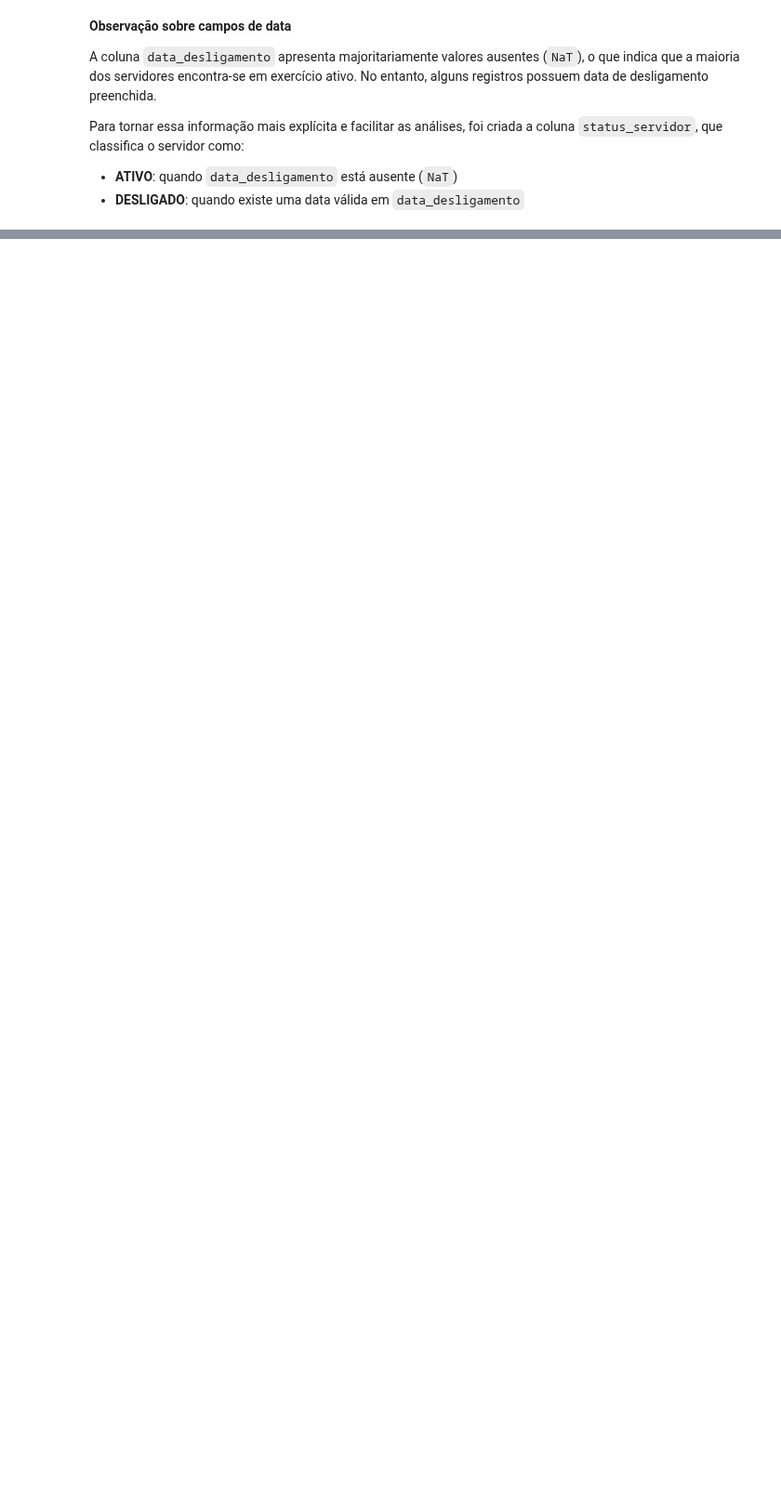
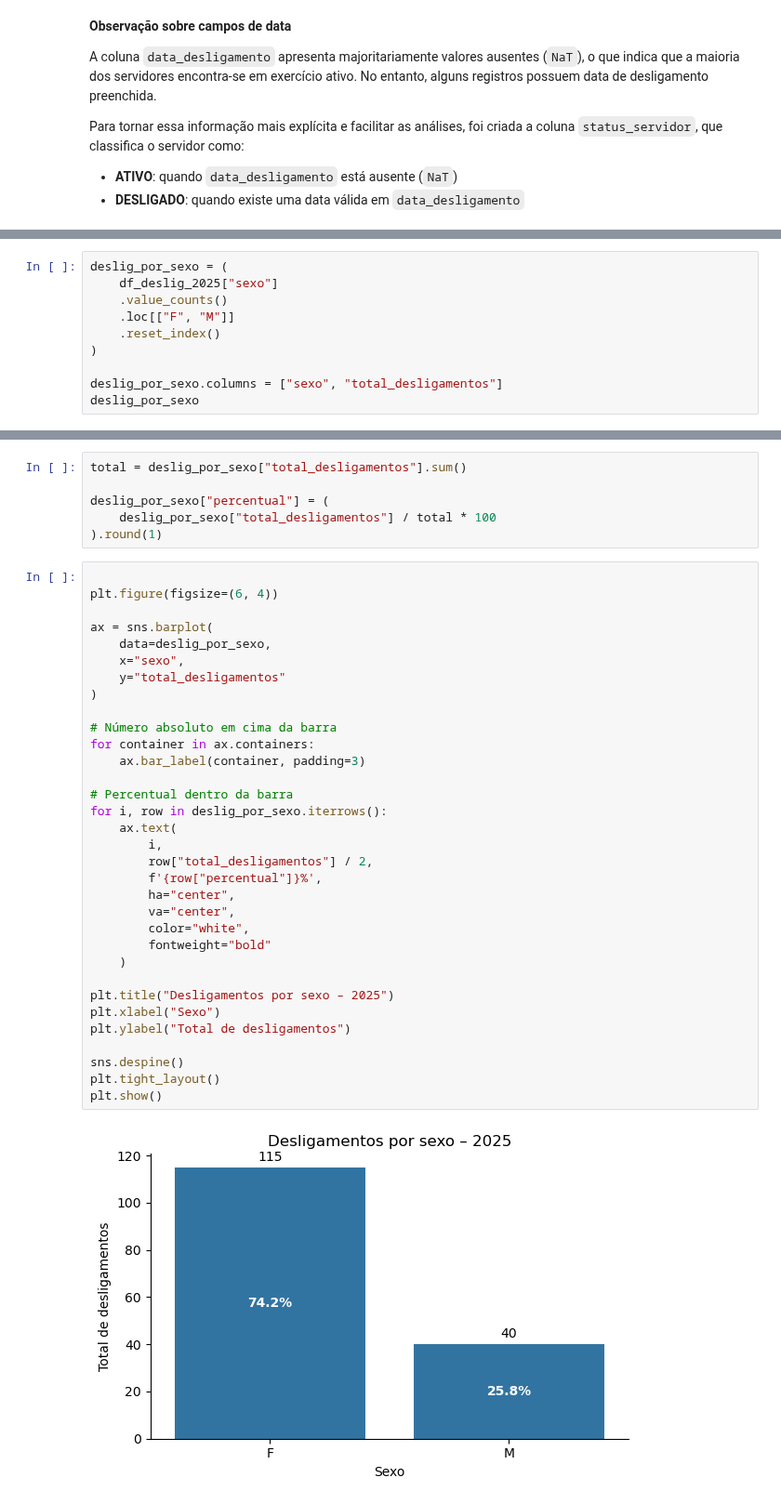
Before and after one commit to oguidenardi/folha_pagamento_santa_rita_2025, a Jupyter notebook: notebooks/04_exploratory_data_analysis.ipynb, the cells around one changed output, grey strips where cells are left out. Shown at 93% size. Drawn from its saved outputs; the diff is of its cells as text; blank space fills up the shorter version.

```diff
--- a/notebooks/04_exploratory_data_analysis.ipynb
+++ b/notebooks/04_exploratory_data_analysis.ipynb
@@ -195,0 +279,10 @@ Para tornar essa informação mais explícita e facilitar as análises, foi cria
+# %%
+deslig_por_sexo = (
+    df_deslig_2025["sexo"]
+    .value_counts()
+    .loc[["F", "M"]]
+    .reset_index()
+)
+
+deslig_por_sexo.columns = ["sexo", "total_desligamentos"]
+deslig_por_sexo
@@ -195,0 +293,41 @@ Para tornar essa informação mais explícita e facilitar as análises, foi cria
+# %%
+total = deslig_por_sexo["total_desligamentos"].sum()
+
+deslig_por_sexo["percentual"] = (
+    deslig_por_sexo["total_desligamentos"] / total * 100
+).round(1)
+# %%
+
+plt.figure(figsize=(6, 4))
+
+ax = sns.barplot(
+    data=deslig_por_sexo,
+    x="sexo",
+    y="total_desligamentos"
+)
+
+# Número absoluto em cima da barra
+for container in ax.containers:
+    ax.bar_label(container, padding=3)
+
+# Percentual dentro da barra
+for i, row in deslig_por_sexo.iterrows():
+    ax.text(
+        i,
+        row["total_desligamentos"] / 2,
+        f'{row["percentual"]}%',
+        ha="center",
+        va="center",
+        color="white",
+        fontweight="bold"
+    )
+
+plt.title("Desligamentos por sexo – 2025")
+plt.xlabel("Sexo")
+plt.ylabel("Total de desligamentos")
+
+sns.despine()
+plt.tight_layout()
+plt.show()
+# %% [output]
+[figure, added]
```
Also changed, not shown: parts of 29 cells of this notebook.
